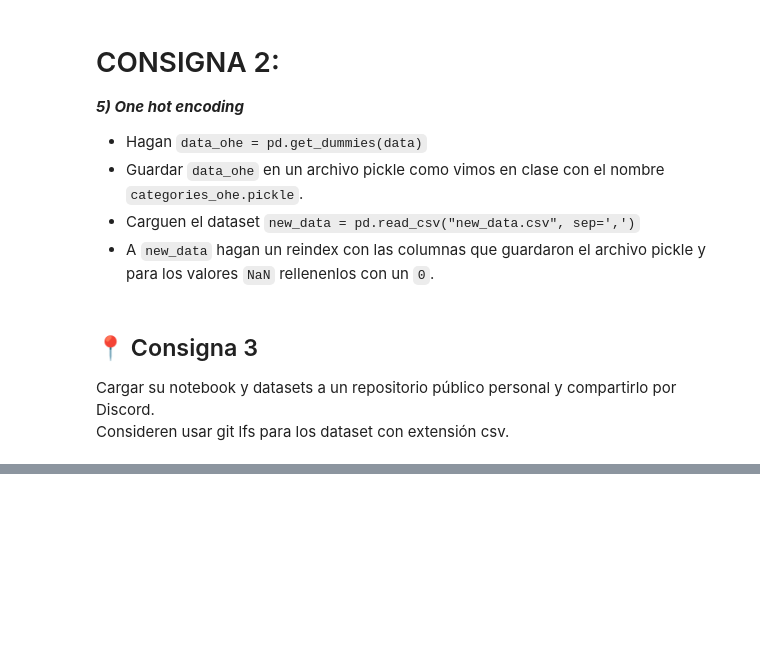
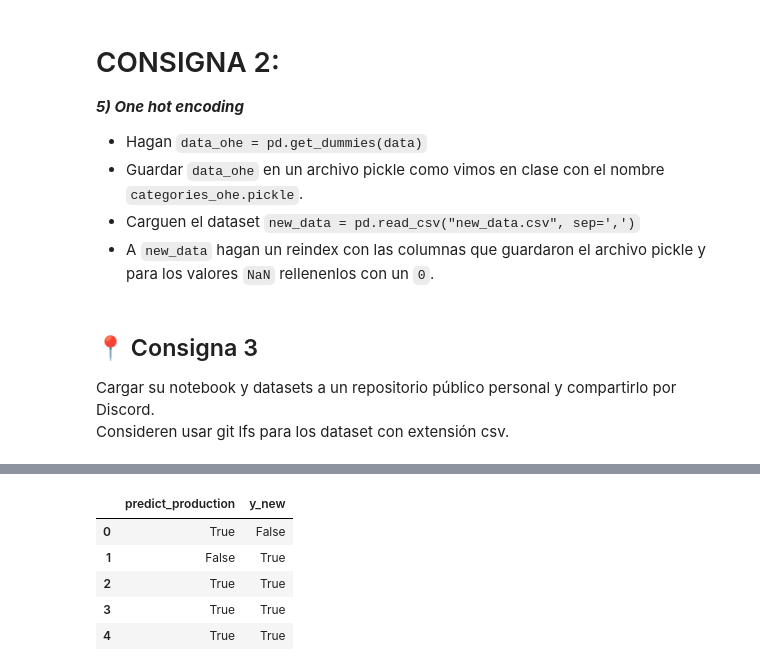
Before and after one commit to MauroPerna/EPH-2019-ANALYSIS, a Jupyter notebook: EPH.ipynb, the cells around one changed output, grey strips where cells are left out. Drawn from its saved outputs; the diff is of its cells as text; code cells hidden in the pictures; blank space fills up the shorter version.

```diff
--- a/EPH.ipynb
+++ b/EPH.ipynb
@@ -136,0 +275,10 @@ Cargar su notebook y datasets a un repositorio público personal y compartirlo p
+# %%
+new_df = pd.DataFrame({'predict_production':predict_production, 'y_new':y_new})
+new_df
+# %% [output]
+|  | predict_production | y_new |
+| 0 | True | False |
+| 1 | False | True |
+| 2 | True | True |
+| 3 | True | True |
+| 4 | True | True |
```
Also changed, not shown: parts of 15 cells of this notebook, 2 other files.
